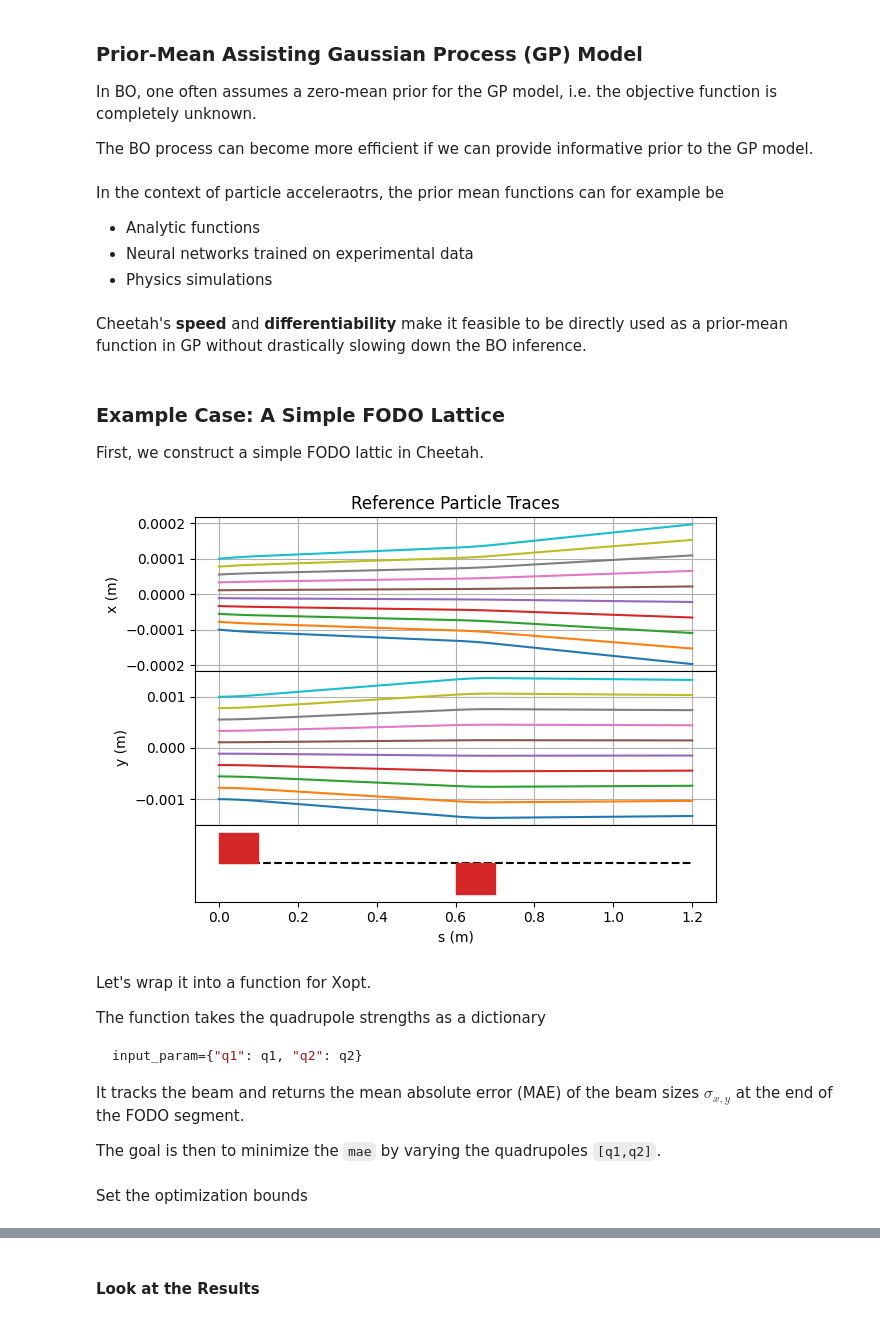
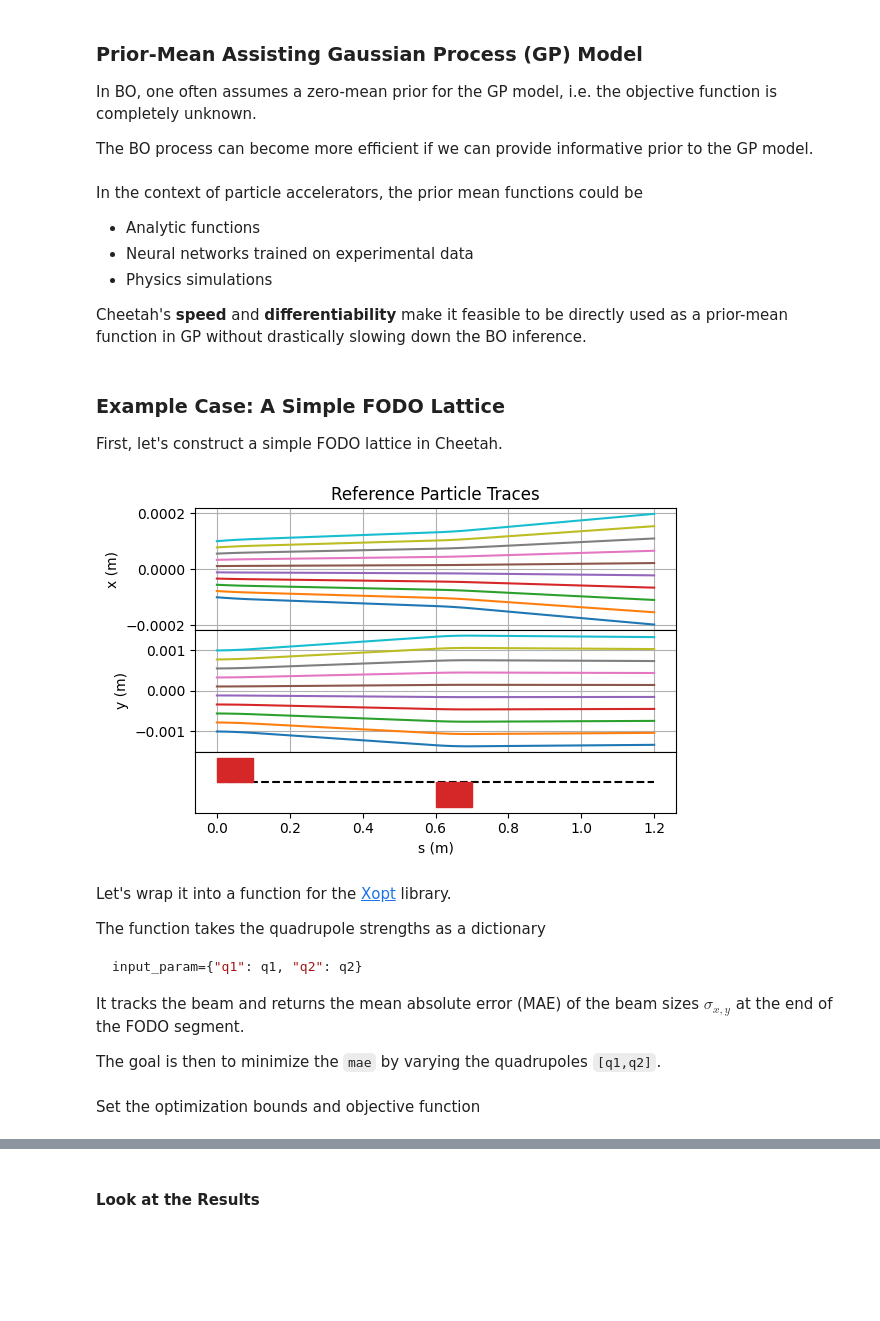
Before and after one commit to MALAPA-Collab/cheetah-tutorial-2025, a Jupyter notebook: tutorial_bo_prior.ipynb, the cells around one changed output, grey strips where cells are left out. Saved outputs shown, nothing was run; the diff lists cells and outputs as text; code cells hidden in the pictures; blank space fills up the shorter version.

Commit message:
Convert bo_prior in slide form

````diff
--- a/tutorial_bo_prior.ipynb
+++ b/tutorial_bo_prior.ipynb
@@ -33,42 +34,44 @@ In BO, one often assumes a zero-mean prior for the GP model, i.e. the objective
 
 The BO process can become more efficient if we can provide informative prior to the GP model.
 # %% [markdown]
-In the context of particle acceleraotrs, the prior mean functions can for example be
+In the context of particle accelerators, the prior mean functions could be
 
 - Analytic functions
 - Neural networks trained on experimental data
 - Physics simulations
+
+Cheetah's **speed** and **differentiability** make it feasible to be directly used as a prior-mean function in GP without drastically slowing down the BO inference.
-# %% [markdown]
-Cheetah's **speed** and **differentiability** make it feasible to be directly used as a prior-mean function in GP without drastically slowing down the BO inference.
 # %% [markdown]
 ### Example Case: A Simple FODO Lattice
 
-First, we construct a simple FODO lattic in Cheetah.
+First, let's construct a simple FODO lattice in Cheetah.
 # %%
 fodo_segment = cheetah.Segment(
         [
             cheetah.Quadrupole(
                 length=torch.tensor(0.1), k1=torch.tensor(5.0), name="Q1"
             ),
             cheetah.Drift(length=torch.tensor(0.5), name="D1"),
             cheetah.Quadrupole(
                 length=torch.tensor(0.1), k1=torch.tensor(-5.0), name="Q2"
             ),
             cheetah.Drift(length=torch.tensor(0.5), name="D2"),
         ]
     )
 incoming_beam = cheetah.ParameterBeam.from_parameters(
             sigma_x=torch.tensor(1e-4),
             sigma_y=torch.tensor(1e-3),
             sigma_px=torch.tensor(1e-4),
             sigma_py=torch.tensor(1e-4),
             energy=torch.tensor(100e6),
         )
-fodo_segment.plot_overview(incoming_beam)
+fig = plt.figure(figsize=(6,4))
+
+fodo_segment.plot_overview(incoming_beam, fig=fig)
 # %% [output]
-[figure, old version]
+[figure, new version]
 # %% [markdown]
-Let's wrap it into a function for Xopt.
+Let's wrap it into a function for the [Xopt](https://github.com/xopt-org/Xopt) library.
 
 The function takes the quadrupole strengths as a dictionary
 ```python
@@ -115,6 +118,6 @@ def simple_fodo_problem(
         "mae": beam_size_mae.detach().numpy(),
     }
 # %% [markdown]
-Set the optimization bounds
+Set the optimization bounds and objective function
 # %%
 vocs_config = """
````
Also changed, not shown: parts of 14 cells of this notebook, 1 other file.
